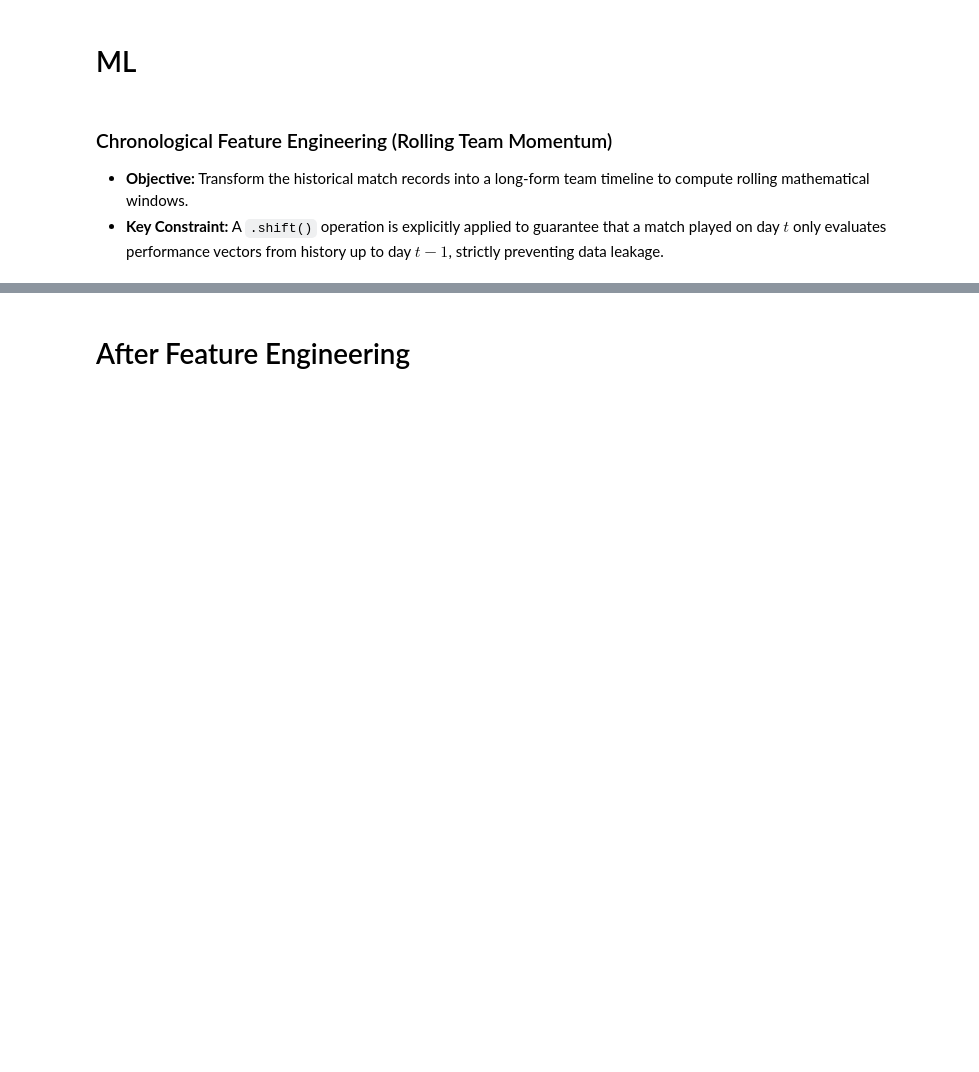
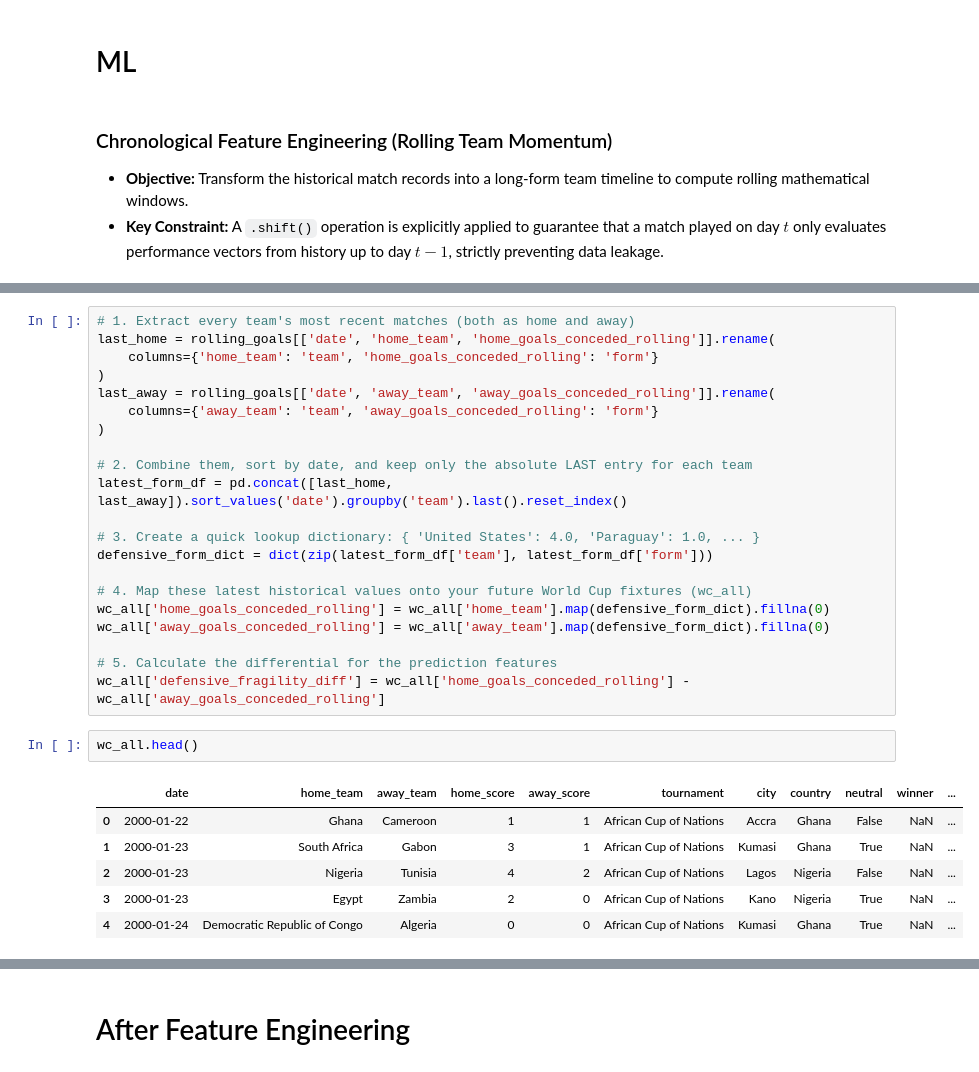
Before and after one commit to MrMinton/WorldCup2026predictor, a Jupyter notebook: wc2026.ipynb, the cells around one changed output, grey strips where cells are left out. Drawn from its saved outputs; the diff is of its cells as text; blank space fills up the shorter version.

```diff
--- a/wc2026.ipynb
+++ b/wc2026.ipynb
@@ -660,0 +780,30 @@ display(wc_all[['home_team', 'away_team', 'home_form', 'away_form']].tail())
+# %%
+# 1. Extract every team's most recent matches (both as home and away)
+last_home = rolling_goals[['date', 'home_team', 'home_goals_conceded_rolling']].rename(
+    columns={'home_team': 'team', 'home_goals_conceded_rolling': 'form'}
+)
+last_away = rolling_goals[['date', 'away_team', 'away_goals_conceded_rolling']].rename(
+    columns={'away_team': 'team', 'away_goals_conceded_rolling': 'form'}
+)
+
+# 2. Combine them, sort by date, and keep only the absolute LAST entry for each team
+latest_form_df = pd.concat([last_home, last_away]).sort_values('date').groupby('team').last().reset_index()
+
+# 3. Create a quick lookup dictionary: { 'United States': 4.0, 'Paraguay': 1.0, ... }
+defensive_form_dict = dict(zip(latest_form_df['team'], latest_form_df['form']))
+
+# 4. Map these latest historical values onto your future World Cup fixtures (wc_all)
+wc_all['home_goals_conceded_rolling'] = wc_all['home_team'].map(defensive_form_dict).fillna(0)
+wc_all['away_goals_conceded_rolling'] = wc_all['away_team'].map(defensive_form_dict).fillna(0)
+
+# 5. Calculate the differential for the prediction features
+wc_all['defensive_fragility_diff'] = wc_all['home_goals_conceded_rolling'] - wc_all['away_goals_conceded_rolling']
+# %%
+wc_all.head()
+# %% [output]
+|  | date | home_team | away_team | home_score | away_score | tournament | city | country | neutral | winner | ... |
+| 0 | 2000-01-22 | Ghana | Cameroon | 1 | 1 | African Cup of Nations | Accra | Ghana | False | NaN | ... |
+| 1 | 2000-01-23 | South Africa | Gabon | 3 | 1 | African Cup of Nations | Kumasi | Ghana | True | NaN | ... |
+| 2 | 2000-01-23 | Nigeria | Tunisia | 4 | 2 | African Cup of Nations | Lagos | Nigeria | False | NaN | ... |
+| 3 | 2000-01-23 | Egypt | Zambia | 2 | 0 | African Cup of Nations | Kano | Nigeria | True | NaN | ... |
+| 4 | 2000-01-24 | Democratic Republic of Congo | Algeria | 0 | 0 | African Cup of Nations | Kumasi | Ghana | True | NaN | ... |
```
Also changed, not shown: parts of 38 cells of this notebook.
